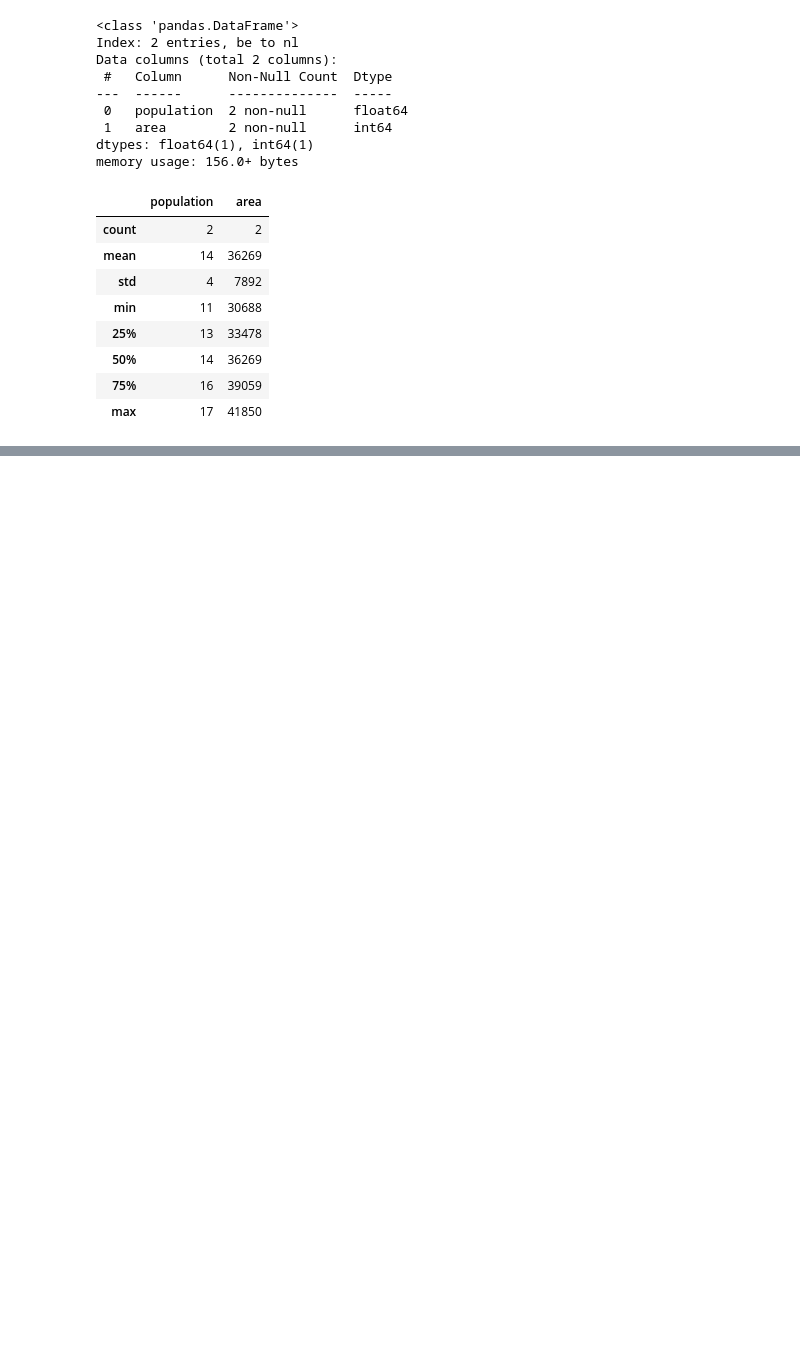
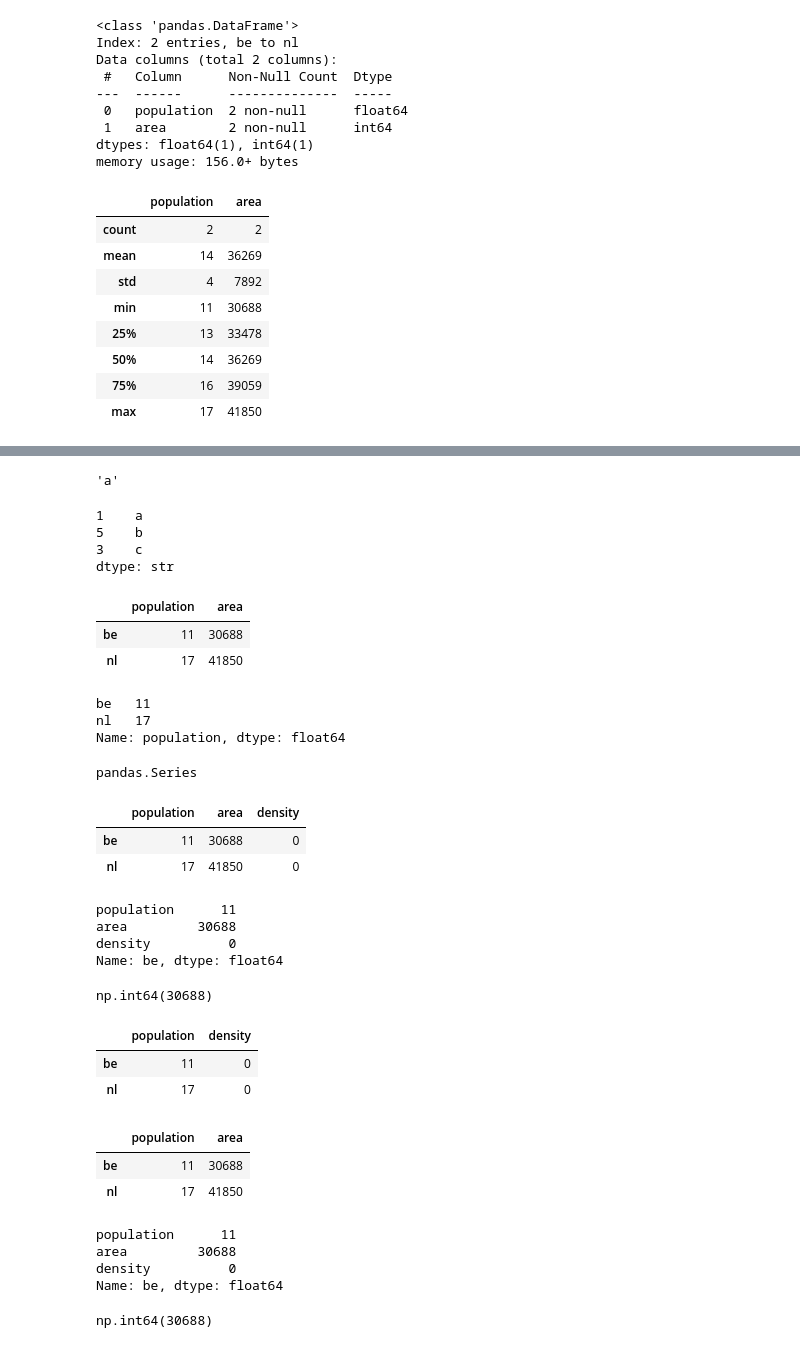
Before and after one commit to omyldrm/dataai3, a Jupyter notebook: week2/week2.ipynb, the cells around one changed output, grey strips where cells are left out. Cells and saved outputs as stored; diff of their text form; code cells hidden in the pictures; blank space fills up the shorter version.

```diff
--- a/week2/week2.ipynb
+++ b/week2/week2.ipynb
@@ -801,0 +896,70 @@ countries.describe()
+# %%
+data.iloc[0]
+# %% [output]
+'a'
+# %%
+data.loc[1:3] # UPPER BOUNDARY IS INCLUDED WITH LOC. It takes the index label of 1 and 3 and displays what's between those
+# %% [output]
+1    a
+5    b
+3    c
+dtype: str
+# %%
+countries
+# %% [output]
+|  | population | area |
+| be | 11 | 30688 |
+| nl | 17 | 41850 |
+# %%
+# countries['population']
+countries.population # no need for these
+# %% [output]
+be   11
+nl   17
+Name: population, dtype: float64
+# %%
+type(countries['population'])
+# %% [output]
+pandas.Series
+# %%
+countries["density"] = (countries["population"] / countries["area"])
+
+countries
+# %% [output]
+|  | population | area | density |
+| be | 11 | 30688 | 0 |
+| nl | 17 | 41850 | 0 |
+# %%
+countries.loc["be"]
+# %% [output]
+population      11
+area         30688
+density          0
+Name: be, dtype: float64
+# %%
+countries.loc["be", "area"]
+# %% [output]
+np.int64(30688)
+# %%
+countries.loc[:, ["population", "density"]]
+# %% [output]
+|  | population | density |
+| be | 11 | 0 |
+| nl | 17 | 0 |
+# %%
+countries.loc[:,"population":"area"] # include last one
+# %% [output]
+|  | population | area |
+| be | 11 | 30688 |
+| nl | 17 | 41850 |
+# %%
+countries.iloc[0] # pycharm will show as column but it's the first row
+# %% [output]
+population      11
+area         30688
+density          0
+Name: be, dtype: float64
+# %%
+countries.iloc[0, 1]
+# %% [output]
+np.int64(30688)
```
Also changed, not shown: parts of 20 cells of this notebook, 1 other file.
